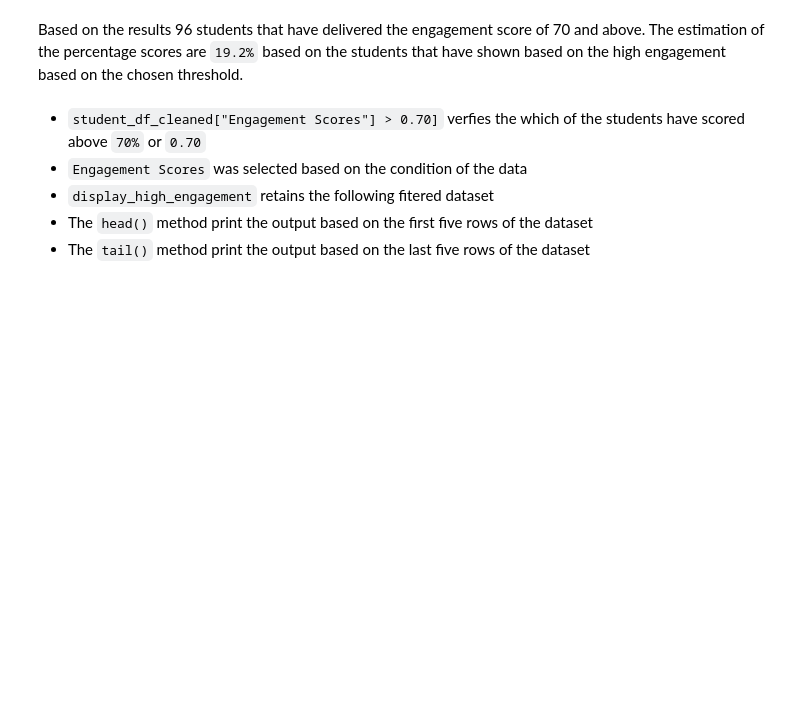
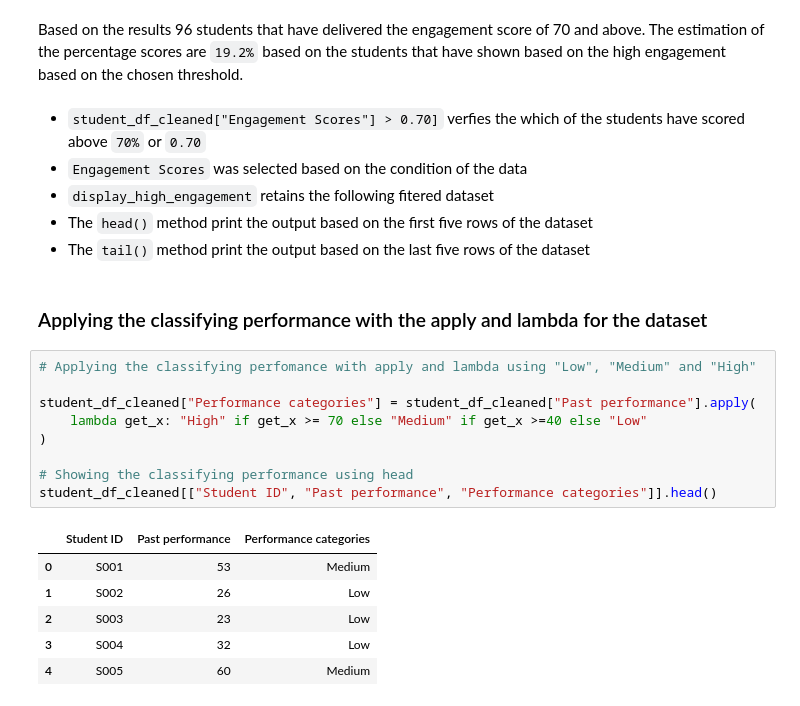
Before and after one commit to x26137216/CA1_AI_Programming, a Jupyter notebook: CA1_AI_Programming.ipynb, the cells around one changed output. Cells and saved outputs as stored; diff of their text form; blank space fills up the shorter version.

```diff
--- a/CA1_AI_Programming.ipynb
+++ b/CA1_AI_Programming.ipynb
@@ -556,3 +556,21 @@ Based on the results 96 students that have delivered the engagement score of 70
 - `display_high_engagement` retains the following fitered dataset
 - The `head()` method print the output based on the first five rows of the dataset
 - The `tail()` method print the output based on the last five rows of the dataset
+# %% [markdown]
+### Applying the classifying performance with the apply and lambda for the dataset
+# %%
+# Applying the classifying perfomance with apply and lambda using "Low", "Medium" and "High"
+
+student_df_cleaned["Performance categories"] = student_df_cleaned["Past performance"].apply(
+    lambda get_x: "High" if get_x >= 70 else "Medium" if get_x >=40 else "Low"
+)
+
+# Showing the classifying performance using head
+student_df_cleaned[["Student ID", "Past performance", "Performance categories"]].head()
+# %% [output]
+|  | Student ID | Past performance | Performance categories |
+| 0 | S001 | 53 | Medium |
+| 1 | S002 | 26 | Low |
+| 2 | S003 | 23 | Low |
+| 3 | S004 | 32 | Low |
+| 4 | S005 | 60 | Medium |
```
Also changed, not shown: parts of 2 cells of this notebook.
